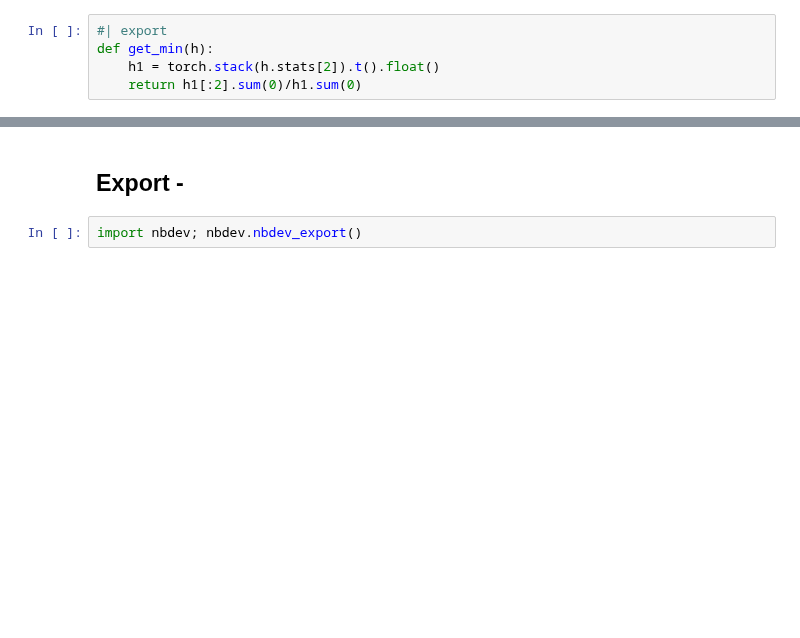
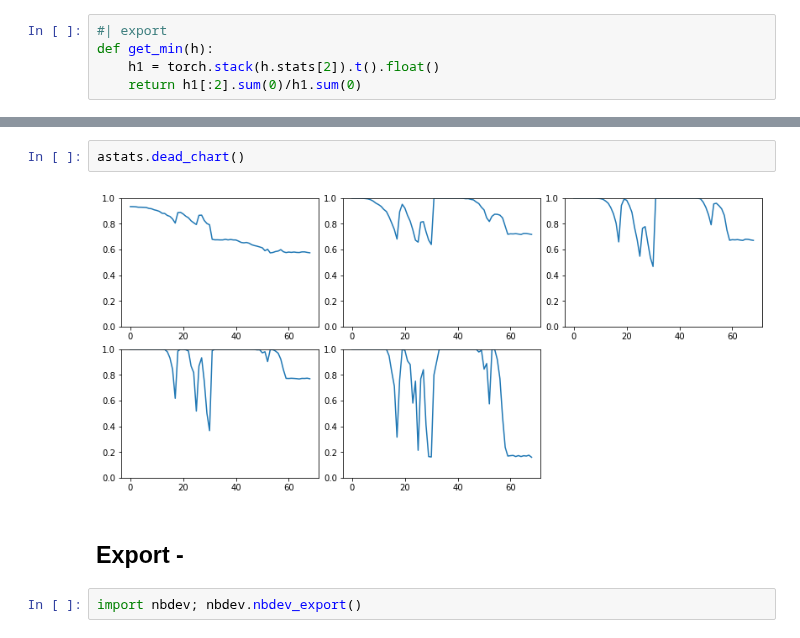
Before and after one commit to fastai/course22p2, a Jupyter notebook: nbs/10_activations.ipynb, the cells around one changed output, grey strips where cells are left out. Cells and saved outputs as stored; diff of their text form; blank space fills up the shorter version.

```diff
--- a/nbs/10_activations.ipynb
+++ b/nbs/10_activations.ipynb
@@ -286,3 +347,7 @@ for ax,h in zip(axes.flatten(), hooks[:4]):
+# %%
+astats.dead_chart()
+# %% [output]
+[figure, added]
 # %% [markdown]
 ## Export -
 # %%
```
Also changed, not shown: parts of 17 cells of this notebook, 7 other files.
